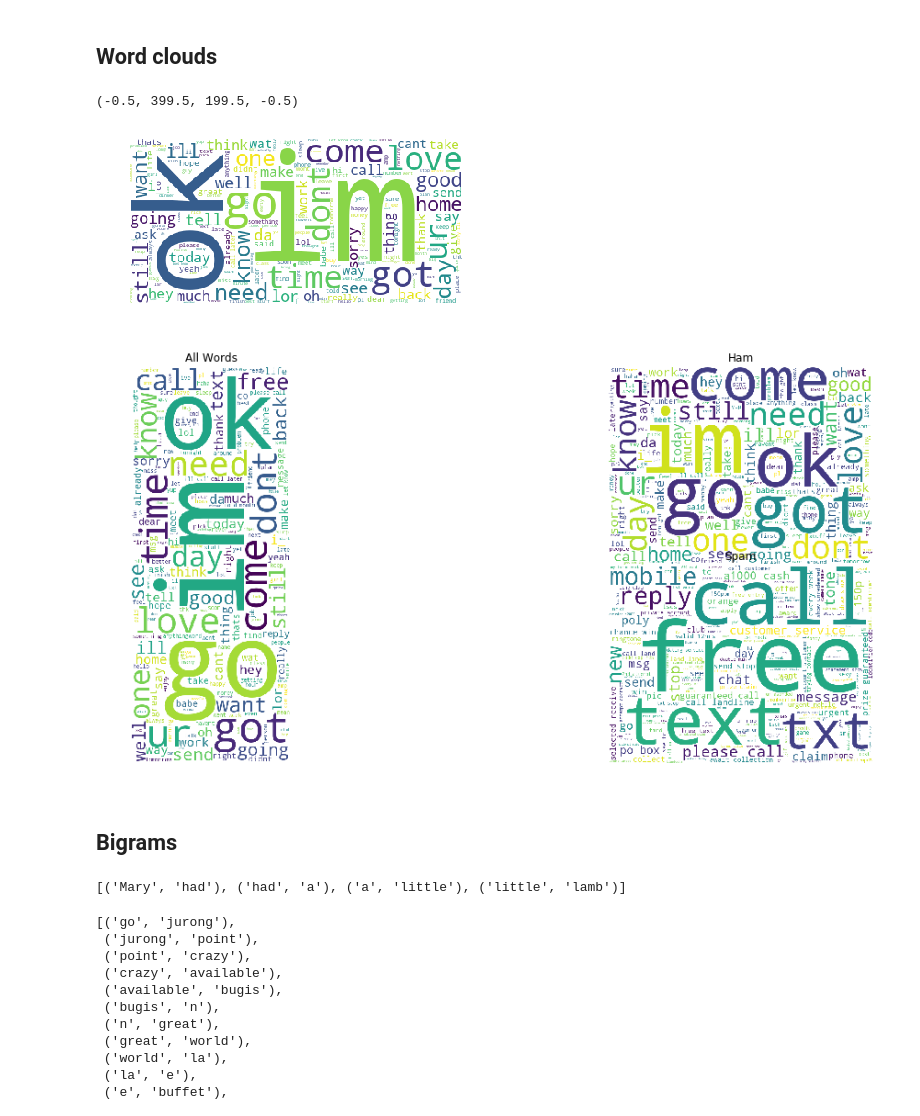
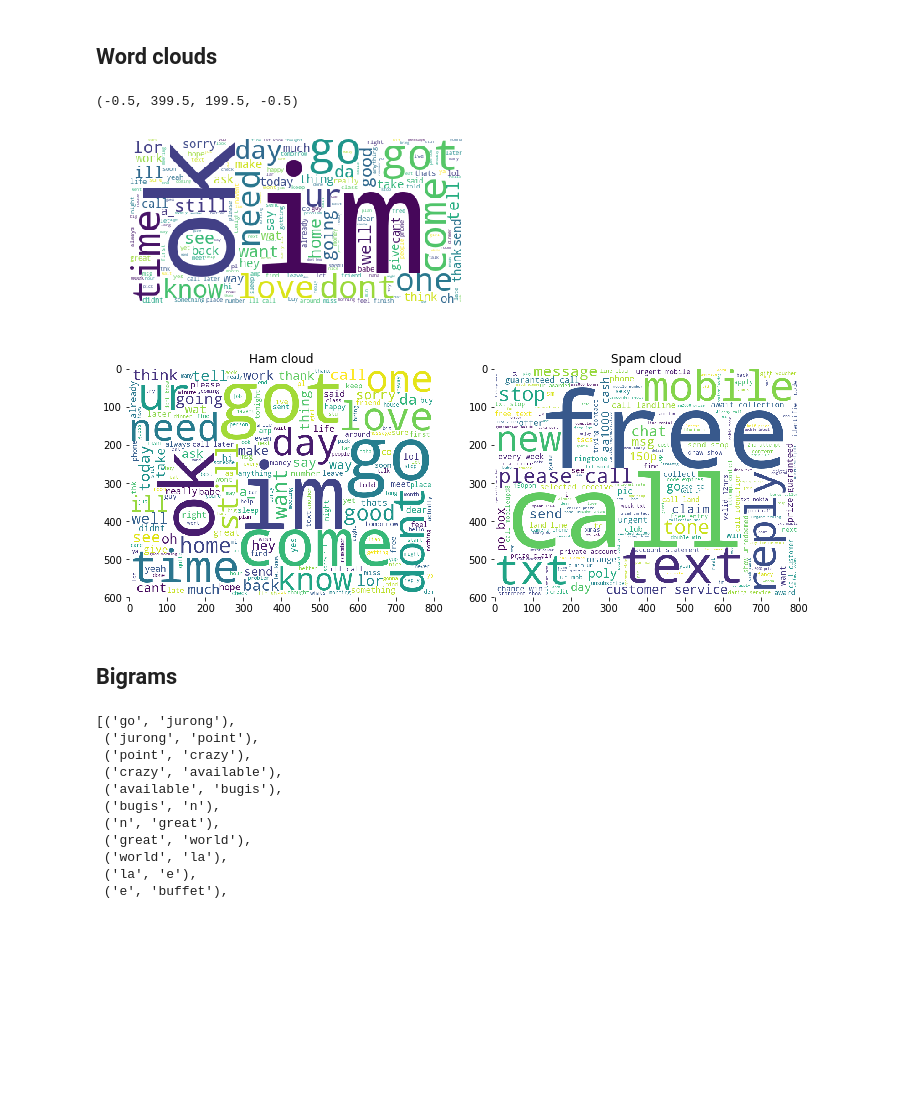
Before and after one commit to jessejinnaruiz/ds-methodologies-exercises, a Jupyter notebook: nlp/explore.ipynb, the cells around one changed output. Saved outputs shown, nothing was run; the diff lists cells and outputs as text; code cells hidden in the pictures; blank space fills up the shorter version.

```diff
--- a/nlp/explore.ipynb
+++ b/nlp/explore.ipynb
@@ -25,7 +25,7 @@ ADDITIONAL_STOPWORDS = ['r', 'u', '2', 'ltgt']
 def clean(text):
     'A simple function to cleanup text data'
     wnl = nltk.stem.WordNetLemmatizer()
-    stopwords = nltk.corpus.stopwords.words('english') + ADDITIONAL_STOPWORDS
+    stopwords = (nltk.corpus.stopwords.words('english') + ADDITIONAL_STOPWORDS)
     text = (unicodedata.normalize('NFKD', text)
              .encode('ascii', 'ignore')
              .decode('utf-8', 'ignore')
@@ -33,7 +33,7 @@ def clean(text):
     words = re.sub(r'[^\w\s]', '', text).split()
     return [wnl.lemmatize(word) for word in words if word not in stopwords]
 # %%
-file = 'spam.csv'
+file = 'spam_clean.csv'
 # %%
 df = pd.read_csv(path+file, encoding='ISO-8859-1')
 df.head()
@@ -86,5 +63,5 @@ df[df['Unnamed: 2'].notnull()]
 # %%
-sms = df[['v1', 'v2']]
+sms = df.copy()
 # %%
 sms.head()
 # %% [output]
@@ -94,5 +71,3 @@ sms.head()
 | 2 | spam | Free entry in 2 a wkly comp to wi... |
 | 3 | ham | U dun say so early hor... U c alr... |
 | 4 | ham | Nah I don't think he goes to usf,... |
-# %%
-sms.rename(columns = {'v1': 'label', 'v2': 'text'}, inplace=True)
@@ -216,38 +282,30 @@ plt.imshow(img)
 plt.axis('off')
 # %% [output]
 (-0.5, 399.5, 199.5, -0.5)
-[figure, old version]
+[figure, new version]
 # %%
 all_cloud = WordCloud(background_color='white', height=1000, width=400).generate(' '.join(all_words))
 ham_cloud = WordCloud(background_color='white', height=600, width=800).generate(' '.join(ham_words))
 spam_cloud = WordCloud(background_color='white', height=600, width=800).generate(' '.join(spam_words))
 
+# fig, ax = plt.subplots(nrows=1, ncols=2)
+plt.figure(figsize=(12,8))
 
+plt.subplot(1, 2, 1)
+plt.imshow(ham_cloud)
+plt.title('Ham cloud')
+plt.box(False)
 
-fig = plt.figure(figsize=(16, 6))
-axs = [plt.axes([0, 0, .5, 1]), plt.axes([.5, .5, .5, .5]), plt.axes([.5, 0, .5, .5])]
+plt.subplot(1, 2, 2)
+plt.imshow(spam_cloud)
+plt.title('Spam cloud')
 
-axs[0].imshow(all_cloud)
-axs[1].imshow(ham_cloud)
-axs[2].imshow(spam_cloud)
+fig.tight_layout(pad=2)
 
-axs[0].set_title('All Words')
-axs[1].set_title('Ham')
-axs[2].set_title('Spam')
-
-fig.tight_layout(pad=200)
-
-
-for ax in axs: ax.axis('off')
+plt.box(False)
+# for ax in axs: ax.axis('off')
 # %% [output]
-[figure, old version]
+[figure, new version]
 # %% [markdown]
 ## Bigrams
-# %%
-sentence = 'Mary had a little lamb'
-
-bigrams = nltk.ngrams(sentence.split(), 2)
-list(bigrams)
-# %% [output]
-[('Mary', 'had'), ('had', 'a'), ('a', 'little'), ('little', 'lamb')]
 # %%
```
Also changed, not shown: parts of 70 cells of this notebook.
